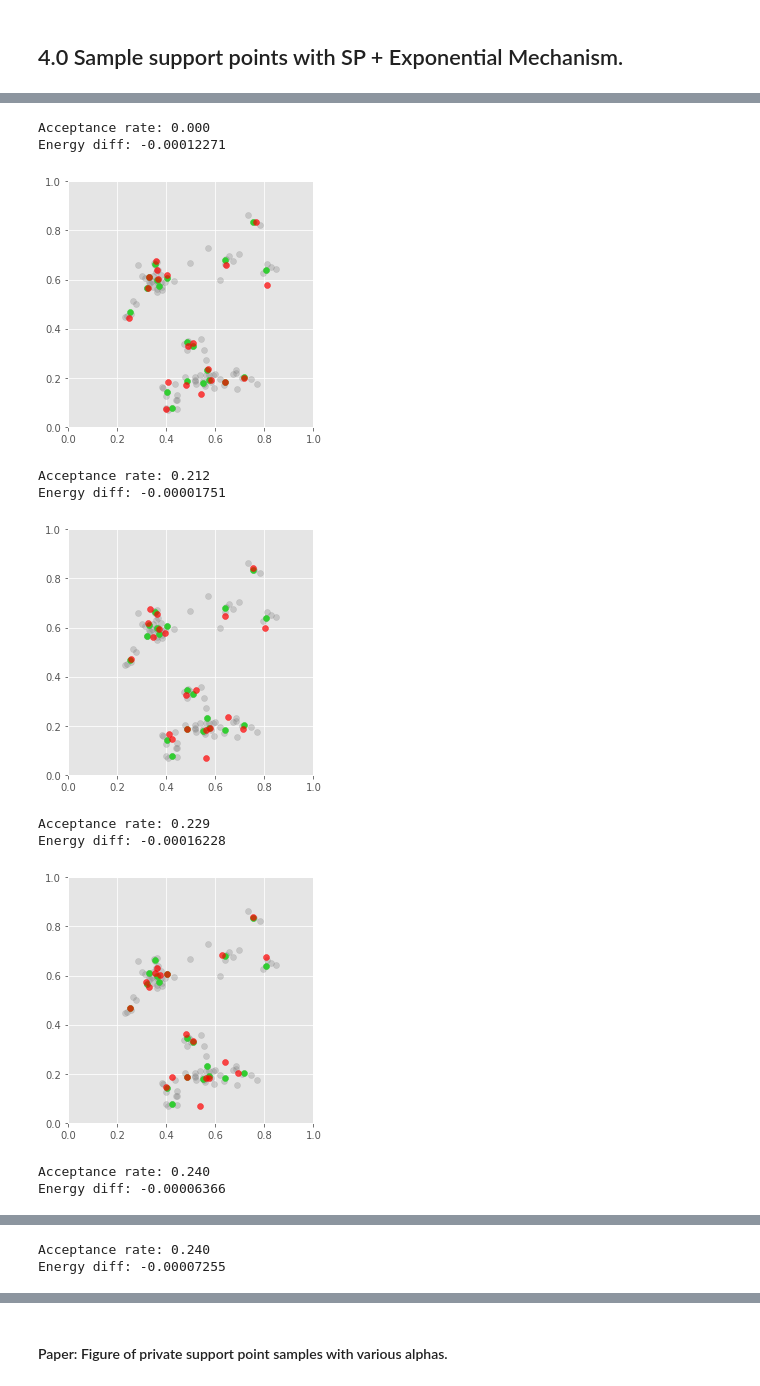
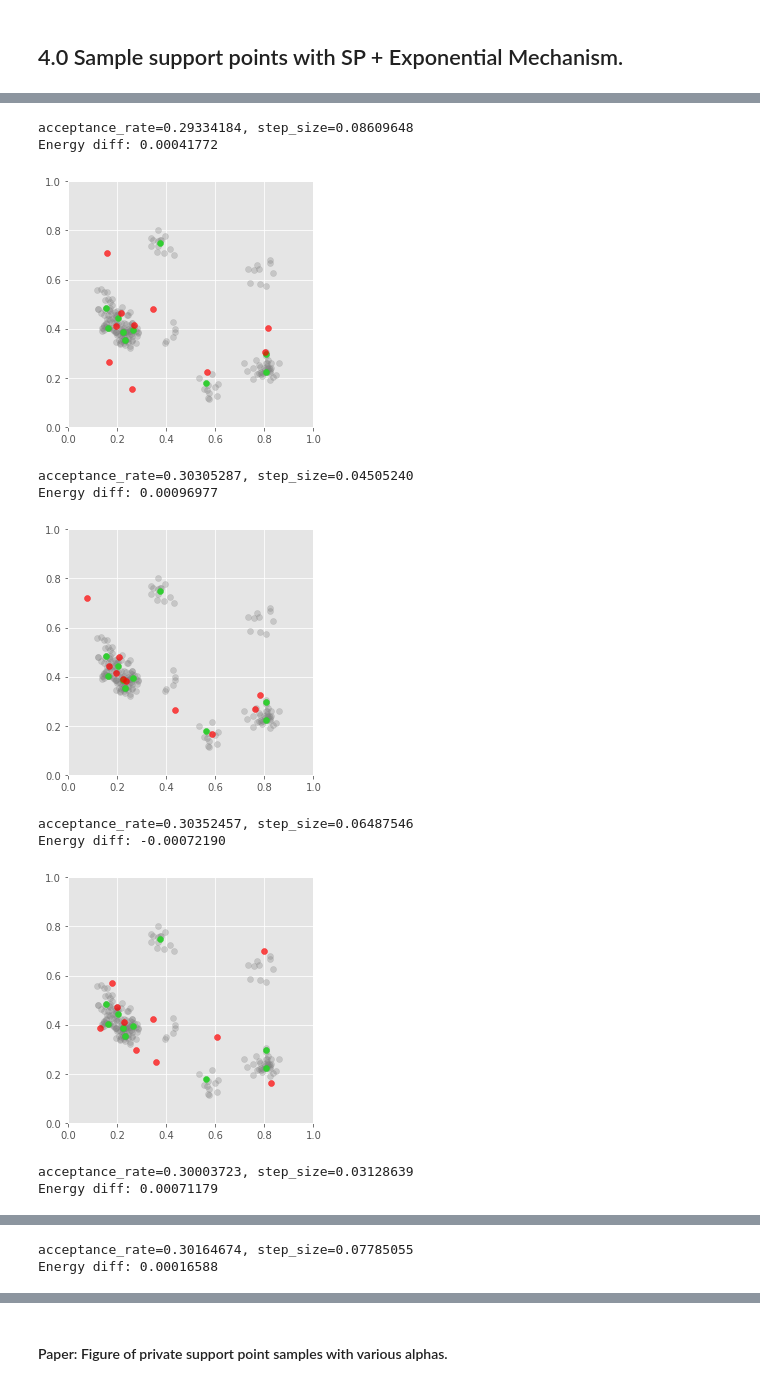
Before and after one commit to diesendruck/pv, a Jupyter notebook: mv_sp_privacy/src/sp_privacy.ipynb, the cells around one changed output, grey strips where cells are left out. Cells and saved outputs as stored; diff of their text form; code cells hidden in the pictures.

```diff
--- a/mv_sp_privacy/src/sp_privacy.ipynb
+++ b/mv_sp_privacy/src/sp_privacy.ipynb
@@ -71,14 +71,14 @@ Y_INIT_OPTION = 'radial'         # ['grid', 'random', 'radial']
 MAX_ITER = 301                   # Num iterations in each support point optimization. [301]
 LR = 1e-2                        # Energy optimization learning rate. [1e-2]
 
+NUM_DATA = 200                   # Number of data points. [200]\
+DIM = 2                          # Dimension of data. [2]
 C = 10                           # Number of clusters in data. [10]
 SIGMA_DATA = 0.03                # Bandwidth of data. [0.03]
-NUM_DATA = 100                   # Number of data points. [200]
-DIM = 2                          # Dimension of data. [2]
 
-NUM_SUPP = 20                    # Number of support points. [10]
+NUM_SUPP = 10                    # Number of support points. [10]
 ALPHA = 50                       # Differential privacy level. [50]
-ENERGY_POWER = 2.                # Power for energy distance kernel. [2]
+ENERGY_POWER = 1.                # Power for energy distance kernel. [2]
 # %% [markdown]
 ___
 # %% [markdown]
@@ -164,9 +169,10 @@ PLOT = 1
 # %%
 # Sampling parameters.
 NUM_Y_TILDES = 21
-ALPHA = 20000  # 10000
+ALPHA = 2000  # 10000
+save_dir = '../output/balog_data_m_less_n'
 # Define energy sensitivity for Exponential Mechanism.
-energy_sensitivity = get_energy_sensitivity(x, NUM_SUPP)
+energy_sensitivity = get_energy_sensitivity(x, NUM_SUPP, power=ENERGY_POWER)
 print(('Exp(2 * U / alpha) = Exp(2 * {:.4f} / {:.2f}) '
        '= Exp({:.8f})').format(energy_sensitivity, ALPHA,
                                2. * energy_sensitivity / ALPHA))
@@ -174,7 +180,7 @@ print(('Exp(2 * U / alpha) = Exp(2 * {:.4f} / {:.2f}) '
 (y_tildes,
  energies,
  _) = sample_sp_exp_mech(e_opt, energy_sensitivity, x, y_opt, 'mh', NUM_Y_TILDES,
-                         ALPHA, plot=PLOT)
+                         ALPHA, plot=PLOT, save_dir=save_dir, power=ENERGY_POWER)
 
 if PLOT:
     #plt.title('Energies with MH, {} samples'.format(len(energies_mh)))
@@ -190,7 +196,7 @@ if PLOT:
     plt.ylabel('Frequency', fontsize=14)
 
     plt.tight_layout()
-    plt.savefig('../output/fig_mh_energies.png')
+    plt.savefig(os.path.join(save_dir, 'priv_sp_energies.png'))
     plt.show()
     print('Exponential param: {:.8f}'.format(p))
 # %% [output]
@@ -204,11 +213,11 @@ Difference factor: 36261.89
-Acceptance rate: 0.000
-Energy diff: -0.00012271
+acceptance_rate=0.29334184, step_size=0.08609648
+Energy diff: 0.00041772
-[figure, old version]
+[figure, new version]
-Acceptance rate: 0.212
-Energy diff: -0.00001751
+acceptance_rate=0.30305287, step_size=0.04505240
+Energy diff: 0.00096977
-[figure, old version]
+[figure, new version]
-Acceptance rate: 0.229
-Energy diff: -0.00016228
+acceptance_rate=0.30352457, step_size=0.06487546
+Energy diff: -0.00072190
-[figure, old version]
+[figure, new version]
-Acceptance rate: 0.240
-Energy diff: -0.00006366
+acceptance_rate=0.30003723, step_size=0.03128639
+Energy diff: 0.00071179
@@ -216,2 +225,2 @@ Energy diff: -0.00006366
-Acceptance rate: 0.240
-Energy diff: -0.00007255
+acceptance_rate=0.30164674, step_size=0.07785055
+Energy diff: 0.00016588
```
Also changed, not shown: parts of 15 cells of this notebook, 2 other files.
